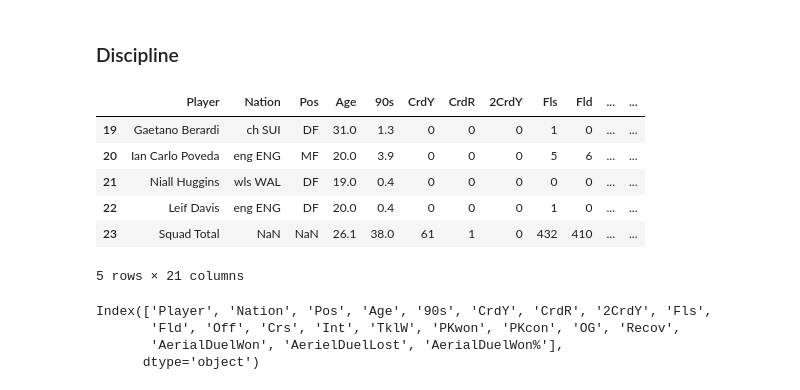
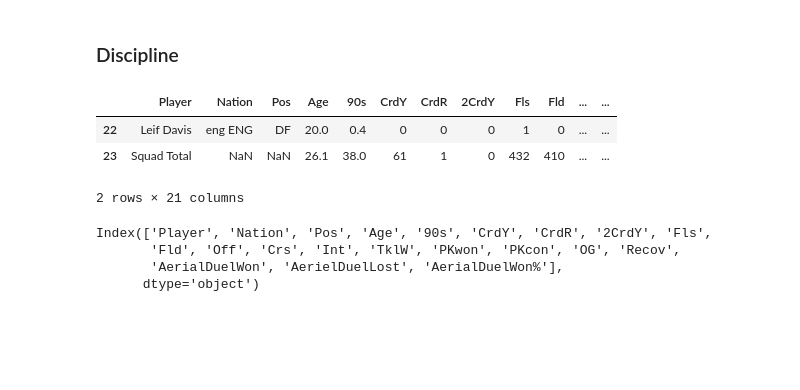
Before and after one commit to kiansweeney11/xg-data-analysis, a Jupyter notebook: leeds-comparison.ipynb, the cells around one changed output. Drawn from its saved outputs; the diff is of its cells as text; code cells hidden in the pictures; blank space fills up the shorter version.

```diff
--- a/leeds-comparison.ipynb
+++ b/leeds-comparison.ipynb
@@ -418,15 +408,12 @@ It is very interesting to note among players who played in both seasons that the
 discipline_firstseason = pd.read_csv("datasets/cleanedAdvanced/leeds-miscell2021-cleaned.csv")
 discipline_secondseason = pd.read_csv("datasets/cleanedAdvanced/leeds-miscell2122-cleaned.csv")
 # %%
-discipline_firstseason.tail()
+discipline_firstseason.tail(2)
 # %% [output]
 |  | Player | Nation | Pos | Age | 90s | CrdY | CrdR | 2CrdY | Fls | Fld | ... | ... |
-| 19 | Gaetano Berardi | ch SUI | DF | 31.0 | 1.3 | 0 | 0 | 0 | 1 | 0 | ... | ... |
-| 20 | Ian Carlo Poveda | eng ENG | MF | 20.0 | 3.9 | 0 | 0 | 0 | 5 | 6 | ... | ... |
-| 21 | Niall Huggins | wls WAL | DF | 19.0 | 0.4 | 0 | 0 | 0 | 0 | 0 | ... | ... |
 | 22 | Leif Davis | eng ENG | DF | 20.0 | 0.4 | 0 | 0 | 0 | 1 | 0 | ... | ... |
 | 23 | Squad Total | NaN | NaN | 26.1 | 38.0 | 61 | 1 | 0 | 432 | 410 | ... | ... |
-5 rows × 21 columns
+2 rows × 21 columns
 # %%
 discipline_firstseason.columns
 # %% [output]
```
Also changed, not shown: parts of 62 cells of this notebook.
